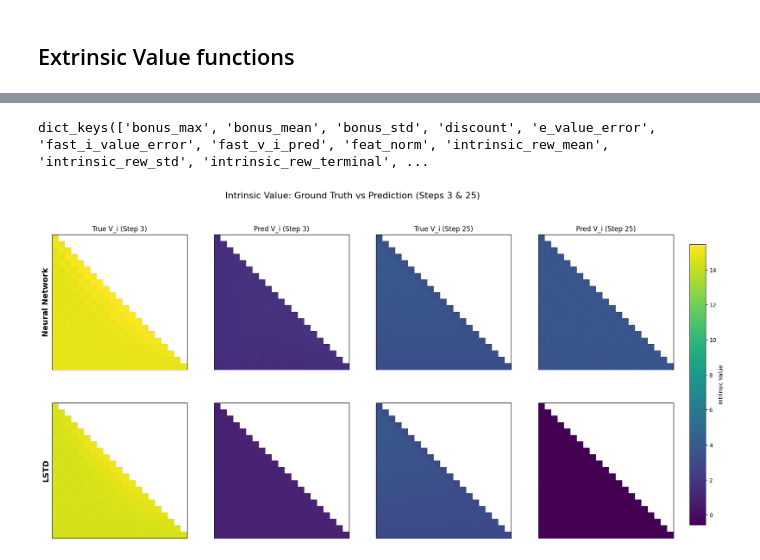
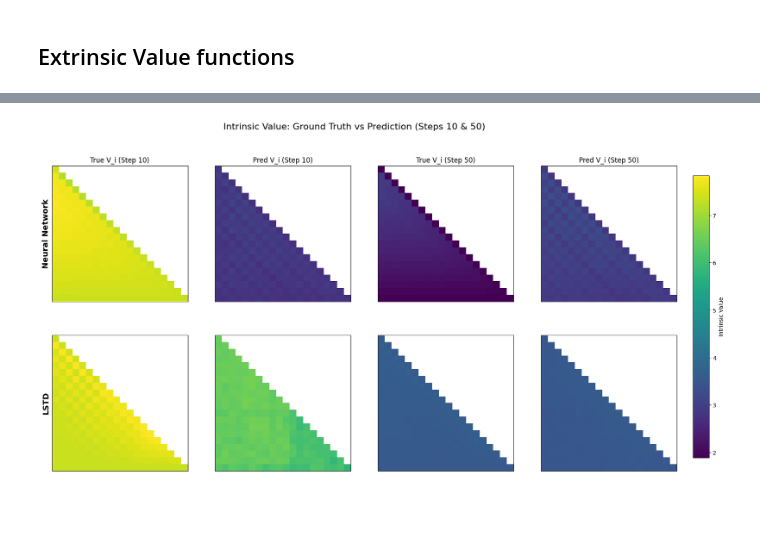
Before and after one commit to dillonmsandhu/td-avar-explore, a Jupyter notebook: deep/deepsea_v.ipynb, the cells around one changed output, grey strips where cells are left out. Drawn from its saved outputs; the diff is of its cells as text; code cells hidden in the pictures; blank space fills up the shorter version.

```diff
--- a/deep/deepsea_v.ipynb
+++ b/deep/deepsea_v.ipynb
@@ -2,7 +2,19 @@
 import jax.numpy as jnp
 from utils import load_run_data
 import matplotlib.pyplot as plt
-lstd_config, lstd_metrics = load_run_data("cov_lstd_ts/deepsea_sweep/2026-01-10/cov_lstd_two_speed_N21", "DeepSea-bsuite", 'results')
-net_config, net_metrics = load_run_data("cov_net_v/deepsea_sweep/2026-01-10/cov_net_v_N21", "DeepSea-bsuite", 'results')
+from notebooks.mail import email_pdf
+# lstd_config, lstd_metrics = load_run_data("cov_lstd_ts/optimistic_episodic/", "DeepSea-bsuite", 'results')
+# lstd_config_pess, lstd_metrics_pess = load_run_data("cov_lstd_ts/non_opt_episodic/", "DeepSea-bsuite", 'results')
+lstd_config, lstd_metrics = load_run_data("cov_lstd_ts/optimistic_continuing/", "DeepSea-bsuite", 'results')
+lstd_config_pess, lstd_metrics_pess = load_run_data("cov_lstd_ts/non_opt_continuing/", "DeepSea-bsuite", 'results')
+
+# net_config, net_metrics = load_run_data("cov_net_v/episodic", "DeepSea-bsuite", 'results')
+net_config, net_metrics = load_run_data("cov_net_v/continuing", "DeepSea-bsuite", 'results')
+
+
+episodic_config, episodic_metrics = load_run_data('true_v/20260111_151930', "DeepSea-bsuite", 'results')
+episodic_config_large, episodic_metrics_large = load_run_data('true_v/20260111_160215', "DeepSea-bsuite", 'results')
+episodic_config_ema_N, episodic_metrics_ema_N = load_run_data('true_v/ema_N_b_small', "DeepSea-bsuite", 'results')
+continuing_config, continuing_metrics = load_run_data('true_v/20260111_151910', "DeepSea-bsuite", 'results')
 net_metrics.keys()
 # %% [output]
@@ -12,0 +31,13 @@ reachable_mask = jnp.tril(jnp.ones((N,N)))
+# %%
+N = episodic_config['DEEPSEA_SIZE']
+reachable_mask = jnp.tril(jnp.ones((N,N)))
+
+# plt.plot(episodic_metrics['returned_episode_returns'].mean(0), label = 'Episodic Return')
+# plt.plot(continuing_metrics['returned_episode_returns'].mean(0), label = 'Continuing Ret')
+plt.plot((episodic_metrics['v_i'].mean(0) * reachable_mask[None,:]).mean(-1).mean(-1)[5:], label = 'Vi (episodic)', color = 'green', ls = '-.')
+plt.plot((continuing_metrics['v_i'].mean(0) * reachable_mask[None,:]).mean(-1).mean(-1)[5:], label = 'Vi (continuing)', color = 'blue', ls = '-.')
+plt.plot((episodic_metrics['v_e'].mean(0)[5:, 0,0]), label = 'V (episodic)', color = 'green', ls = '-')
+plt.plot((continuing_metrics['v_e'].mean(0)[5:, 0,0]), label = 'V (continuing)', color = 'blue', ls = '-')
+plt.legend()
+plt.grid()
+plt.title('Comparison of Deep Sea (N=40) Extrinsic and Intrinsic Values for Episodic and Continuing')
@@ -154,8 +214,8 @@ plot_config = [
     {"key": "v_e",      "label": r"$V_e$ (True Extrinsic)", "color": "black", "style": "-"},
     {"key": "v_i",      "label": r"$V_i$ (True Intrinsic)", "color": "blue",  "style": "-"},
     {"key": "v_i_pred", "label": r"$\hat{V}_i$ (Pred Intrinsic)", "color": "red",   "style": "--"},
-    {"key": "fast_v_i_pred", "label": r"$\hat{V}_i$ (Fast i Pred)", "color": "red",   "style": "-"},
-    {"key": "slow_v_i_pred", "label": r"$\hat{V}_i$ (Pred i Pred)", "color": "red",   "style": "--"},
+    {"key": "fast_v_i_pred", "label": r"$\hat{V}_i$ (Pred Intrinsic)", "color": "red",   "style": "-"},
+    # {"key": "slow_v_i_pred", "label": r"$\hat{V}_i$ (Pred i Pred)", "color": "red",   "style": "--"},
 ]
 
 # --- Loop over Runs ---
@@ -204,11 +289,11 @@ lstd_metrics['v_i'].shape
-# %%
-lstd_metrics.keys()
-# %% [output]
-dict_keys(['bonus_max', 'bonus_mean', 'bonus_std', 'discount', 'e_value_error', 'fast_i_value_error', 'fast_v_i_pred', 'feat_norm', 'intrinsic_rew_mean', 'intrinsic_rew_std', 'intrinsic_rew_terminal', ...
 # %%
+
 import matplotlib.pyplot as plt
 import jax.numpy as jnp
 import numpy as np
+
+N = lstd_config['DEEPSEA_SIZE']
+reachable_mask = jnp.tril(jnp.ones((N,N)))
 
 # 1. Setup & Masking
 N = net_config['DEEPSEA_SIZE']
@@ -223,7 +308,7 @@ def get_masked_grid(metric_array, step_idx, seed_idx=0):
 
 # 2. Extract Data for Plotting
 # Steps to visualize
-t1, t2 = 3, 25
+t1, t2 = 10, 50
 
 # Row 1: Network Data
 net_true_t1 = get_masked_grid(net_metrics['v_i'], t1)
@@ -258,31 +343,31 @@ data_matrix = [
 
 titles = [
     f"True V_i (Step {t1})", f"Pred V_i (Step {t1})",
     f"True V_i (Step {t2})", f"Pred V_i (Step {t2})"
 ]
 
 for row_idx in range(2):
     for col_idx in range(4):
         ax = axes[row_idx, col_idx]
         grid = data_matrix[row_idx][col_idx]
 
         im = ax.imshow(grid, cmap='viridis', vmin=vmin, vmax=vmax)
 
         # Formatting
         if col_idx == 0:
             ax.set_ylabel(rows[row_idx], fontsize=14, fontweight='bold')
 
         if row_idx == 0:
             ax.set_title(titles[col_idx], fontsize=12)
 
         ax.set_xticks([])
         ax.set_yticks([])
 
 # Add a single Colorbar for the whole figure
 cbar_ax = fig.add_axes([0.92, 0.15, 0.02, 0.7]) # [left, bottom, width, height]
 fig.colorbar(im, cax=cbar_ax, label='Intrinsic Value')
 
 plt.suptitle(f"Intrinsic Value: Ground Truth vs Prediction (Steps {t1} & {t2})", fontsize=16)
 plt.show()
 # %% [output]
-[figure, old version]
+[figure, new version]
```
Also changed, not shown: parts of 22 cells of this notebook, 8 other files.
